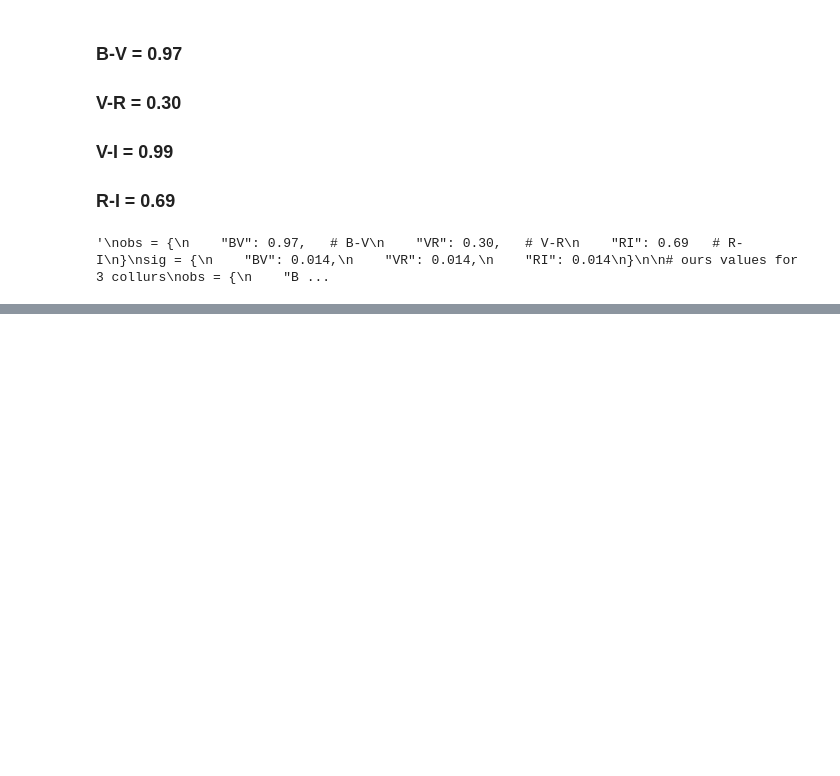
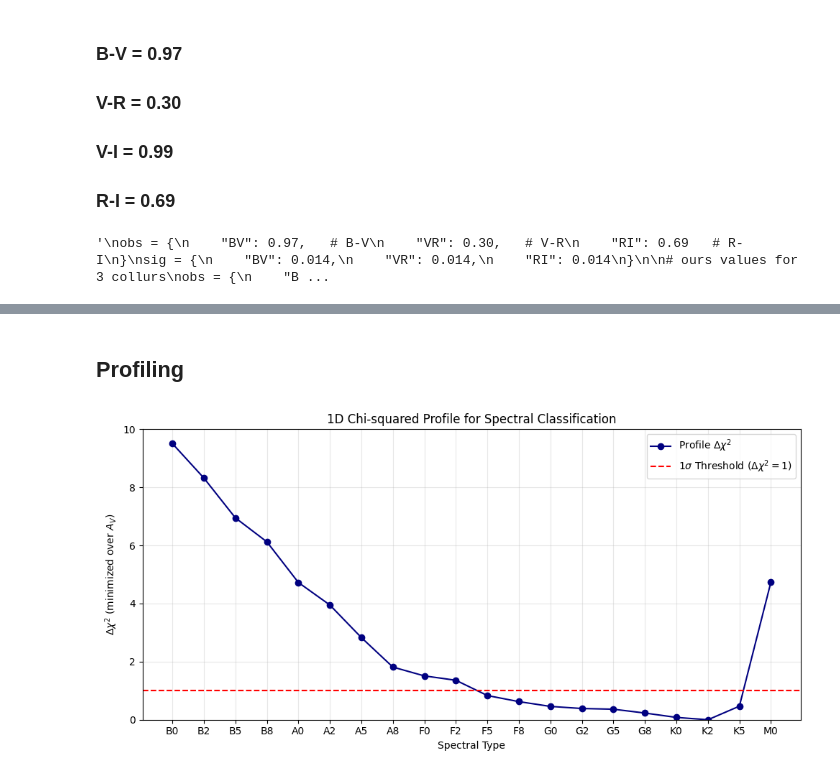
Before and after one commit to siddhantpujni/exoplanets_TGP, a Jupyter notebook: standard_stars.ipynb, the cells around one changed output, grey strips where cells are left out. Cells and saved outputs as stored; diff of their text form; code cells hidden in the pictures; blank space fills up the shorter version.

Commit message:
Refined chi2 analysis to include profiling and marginalization

```diff
--- a/standard_stars.ipynb
+++ b/standard_stars.ipynb
@@ -1919,0 +1921,26 @@ spec = K5, A_V = 0.70, chi2 = 2.680
+# %% [markdown]
+## Profiling
+# %%
+chi2_1d = np.min(chi2, axis=1) # return absolute min Av chi2 along its axis for a given spectral type.
+
+delta_chi2_1d = chi2_1d - np.min(chi2_1d) # convention - difference from min
+
+
+plt.figure(figsize=(10, 5))
+plt.plot(spec_index, delta_chi2_1d, marker='o', color='navy', linestyle='-', label=r'Profile $\Delta\chi^2$')
+
+#Add a horizontal line spanning the whole or fraction of the Axes. - draw at 1 sigma
+plt.axhline(y=1.00, color='red', linestyle='--', label=r'1$\sigma$ Threshold ($\Delta\chi^2=1$)')
+
+
+plt.xticks(spec_index[:], spec_labels[:])
+plt.xlabel("Spectral Type")
+plt.ylabel(r"$\Delta \chi^2$ (minimized over $A_V$)")
+plt.title("1D Chi-squared Profile for Spectral Classification")
+plt.ylim(0, 10)
+plt.legend()
+plt.grid(alpha=0.3)
+plt.tight_layout()
+plt.show()
+# %% [output]
+[figure, added]
```
Also changed, not shown: parts of 4 cells of this notebook, 1 other file.
